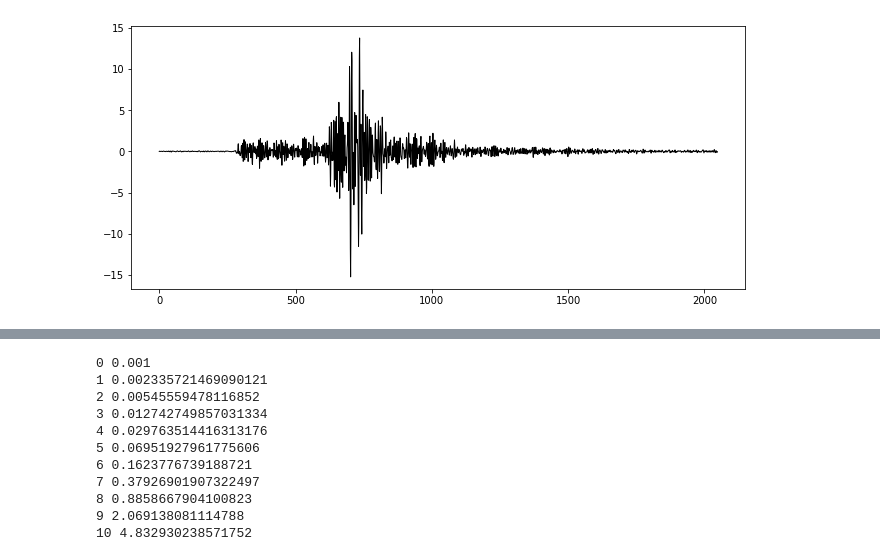
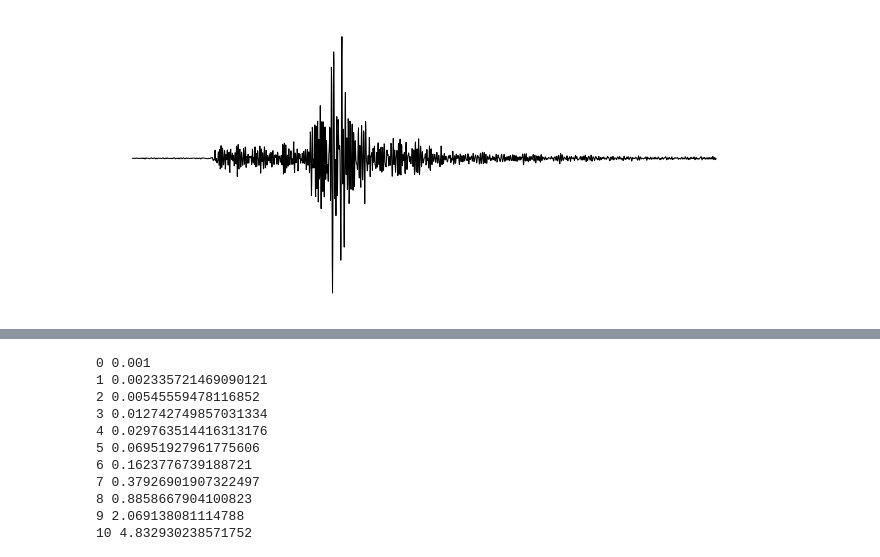
Before and after one commit to maniatisni/iDAS-self-supervised-denoising, a Jupyter notebook: testing-synthetic.ipynb, the cells around one changed output, grey strips where cells are left out. Drawn from its saved outputs; the diff is of its cells as text; code cells hidden in the pictures.

```diff
--- a/testing-synthetic.ipynb
+++ b/testing-synthetic.ipynb
@@ -59,34 +59,35 @@ model.eval();
 # Load data'
 data = np.load('../data/synthetics/waveforms.npy')
 N_ch, N_t = data.shape
 t_slice = slice(N_t//4, 3*N_t//4)
 scaled_data = np.zeros_like(data)
 
 # Normalise waveforms
 for i, wv in enumerate(data):
     scaled_data[i] = wv / wv[t_slice].std()
 
 # Split data train-test
 split = int(0.8 * N_ch)
 train_data = scaled_data[:split]
 test_data = scaled_data[split:]
 
 # Select waveform 10 for inspection
 
 n = 10
 
 Nt = 2048
 start = 2600
 end = start + Nt
 t_slice = slice(start, end)
 master = test_data[n]
 
 # Plot waveform
 plt.figure(figsize=(9, 4), constrained_layout=True)
 plt.plot(master[t_slice], "k", lw=1)
+plt.axis("off")
 plt.show()
 # %% [output]
-[figure, old version]
+[figure, new version]
 # %%
 def reconstruct(model, data, N_sub=11):
 
```
Also changed, not shown: parts of 5 cells of this notebook, 1 other file.
